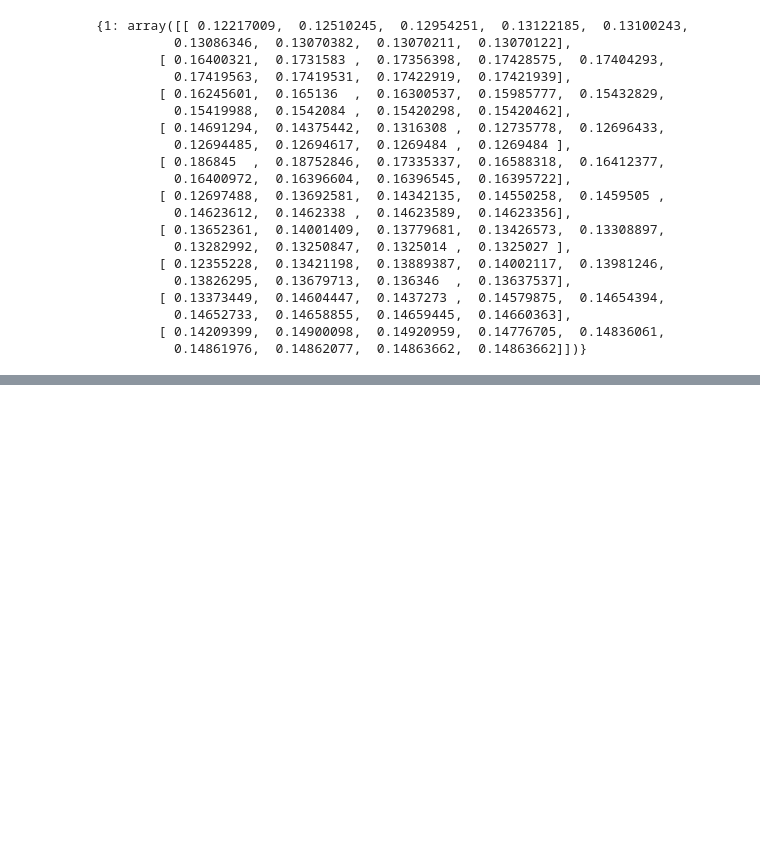
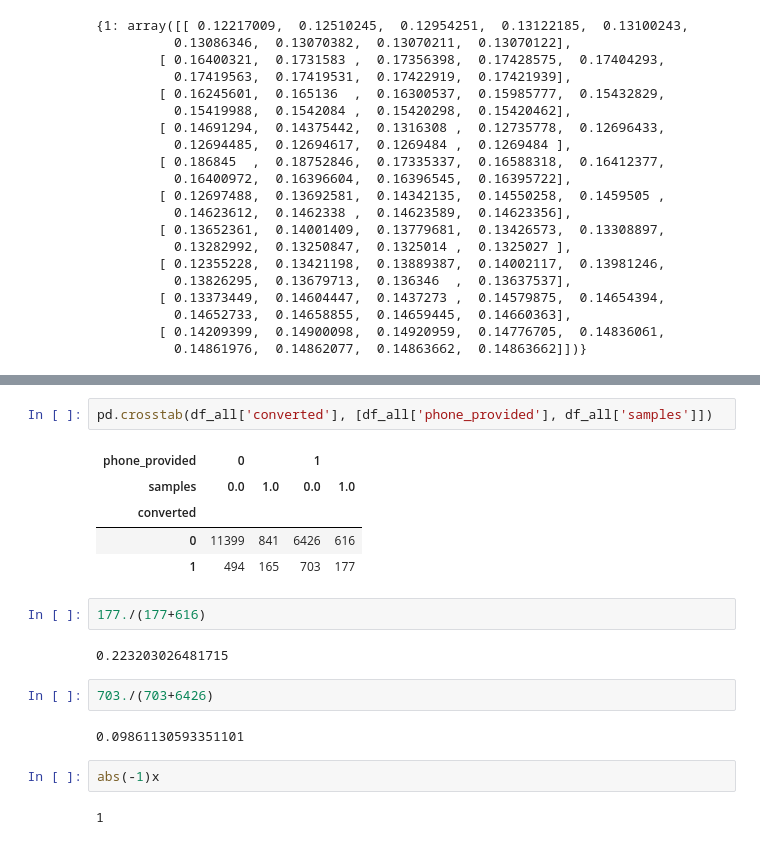
Before and after one commit to LindsayVass/BrazilianDirect, a Jupyter notebook: py/predict_conversions.ipynb, the cells around one changed output, grey strips where cells are left out. Saved outputs shown, nothing was run; the diff lists cells and outputs as text; blank space fills up the shorter version.

```diff
--- a/py/predict_conversions.ipynb
+++ b/py/predict_conversions.ipynb
@@ -289,0 +351,20 @@ lr.scores_
+# %%
+pd.crosstab(df_all['converted'], [df_all['phone_provided'], df_all['samples']])
+# %% [output]
+| phone_provided | 0 |  | 1 |  |
+| samples | 0.0 | 1.0 | 0.0 | 1.0 |
+| converted |  |  |  |  |
+| 0 | 11399 | 841 | 6426 | 616 |
+| 1 | 494 | 165 | 703 | 177 |
+# %%
+177./(177+616)
+# %% [output]
+0.223203026481715
+# %%
+703./(703+6426)
+# %% [output]
+0.09861130593351101
+# %%
+abs(-1)x
+# %% [output]
+1
```
Also changed, not shown: parts of 15 cells of this notebook.
